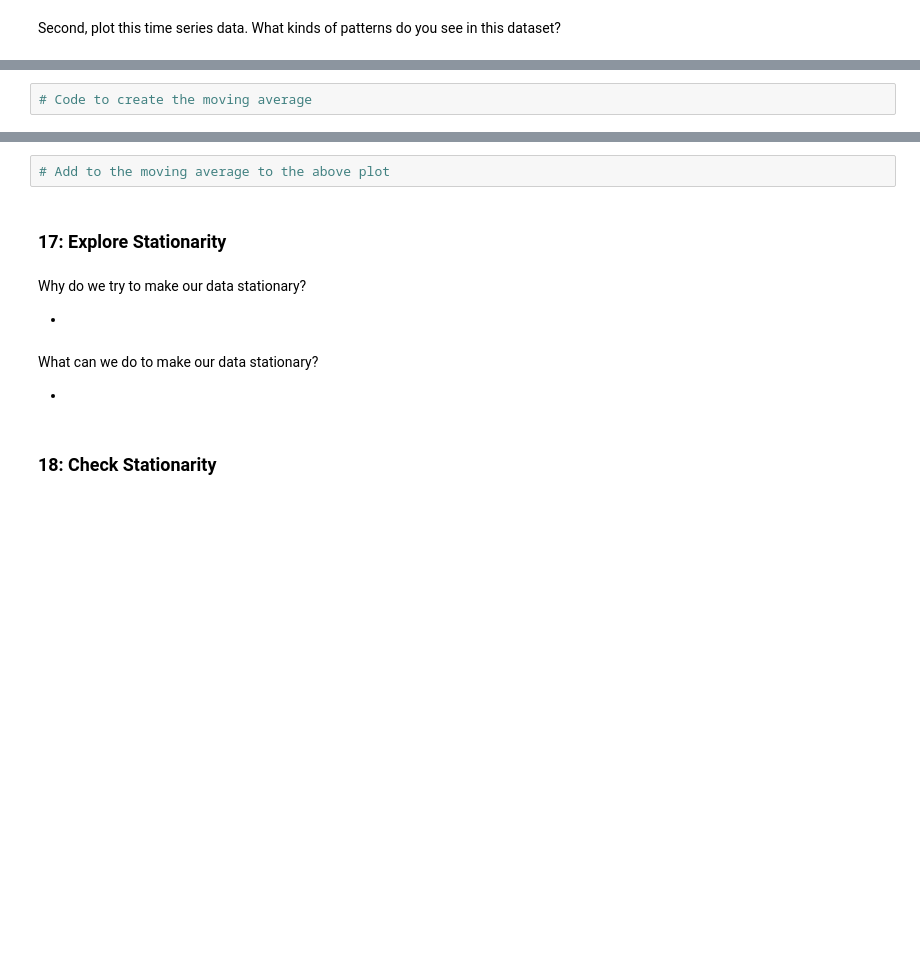
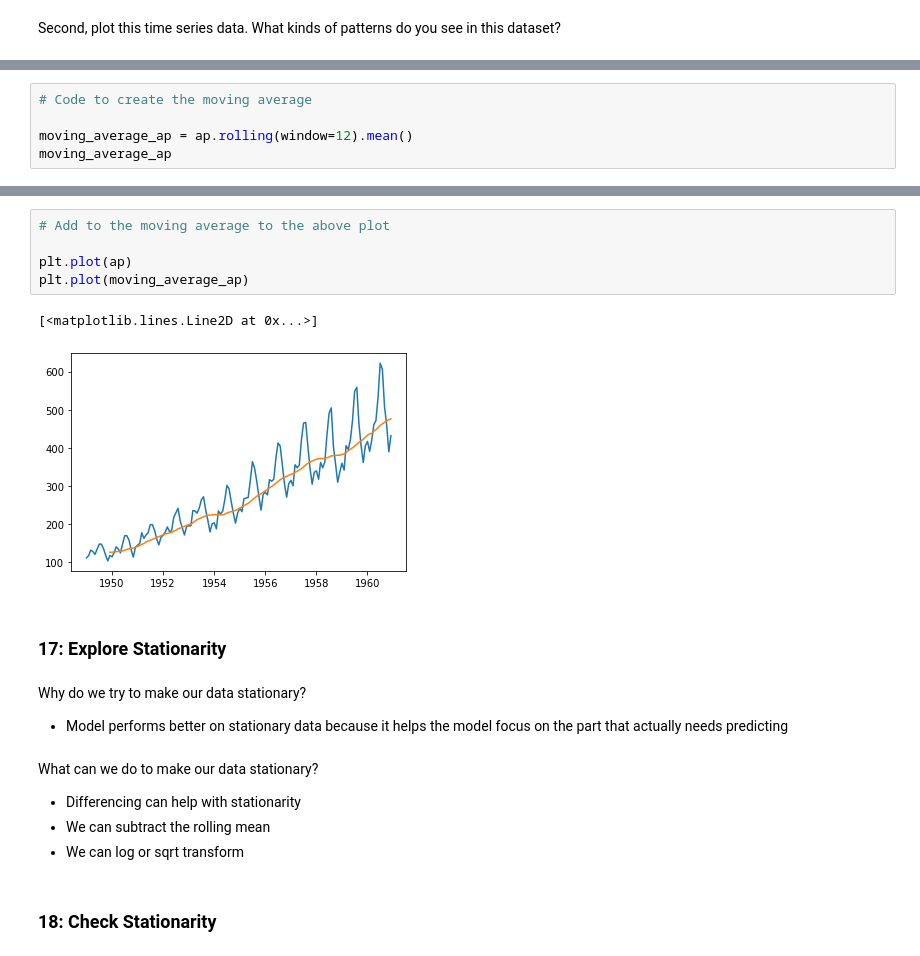
Before and after one commit to njw27/P4_CC_review, a Jupyter notebook: P4-Code-Challenge-Review_blank.ipynb, the cells around one changed output, grey strips where cells are left out. Drawn from its saved outputs; the diff is of its cells as text; blank space fills up the shorter version.

```diff
--- a/P4-Code-Challenge-Review_blank.ipynb
+++ b/P4-Code-Challenge-Review_blank.ipynb
@@ -203,2 +273,5 @@ What window would make sense to use for this data?
 # %%
 # Code to create the moving average
+
+moving_average_ap = ap.rolling(window=12).mean()
+moving_average_ap
@@ -205,15 +293,23 @@ What window would make sense to use for this data?
 # %%
 # Add to the moving average to the above plot
+
+plt.plot(ap)
+plt.plot(moving_average_ap)
+# %% [output]
+[<matplotlib.lines.Line2D at 0x...>]
+[figure, added]
 # %% [markdown]
 ### 17: Explore Stationarity
 # %% [markdown]
 Why do we try to make our data stationary?
 
--
+- Model performs better on stationary data because it helps the model focus on the part that actually needs predicting
 # %% [markdown]
 What can we do to make our data stationary?
 
--
+- Differencing can help with stationarity
+- We can subtract the rolling mean
+- We can log or sqrt transform
 # %% [markdown]
 ### 18: Check Stationarity
 # %%
```
Also changed, not shown: parts of 48 cells of this notebook.
